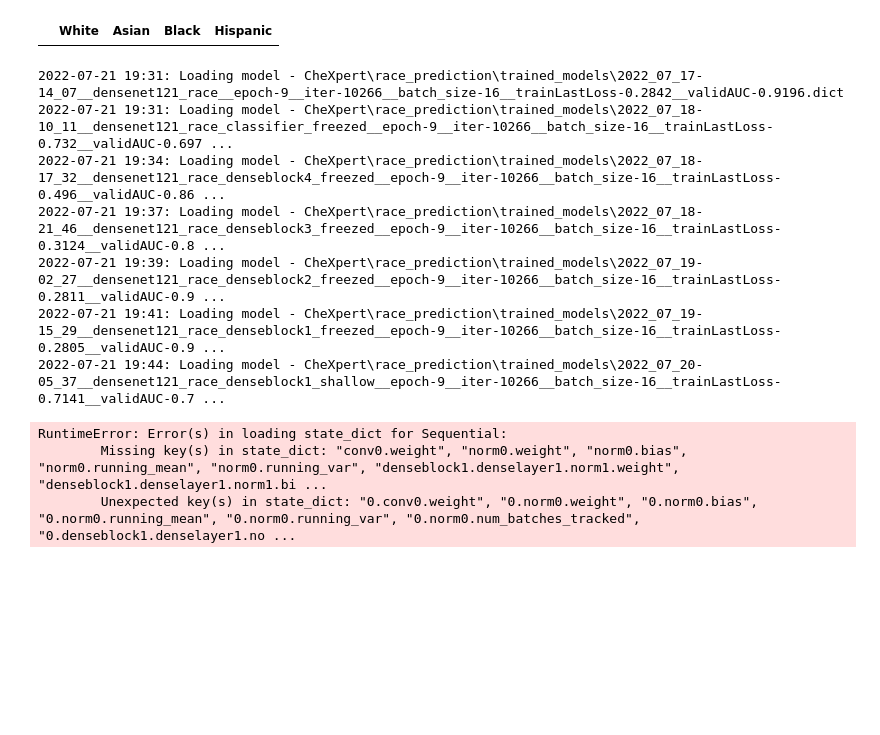
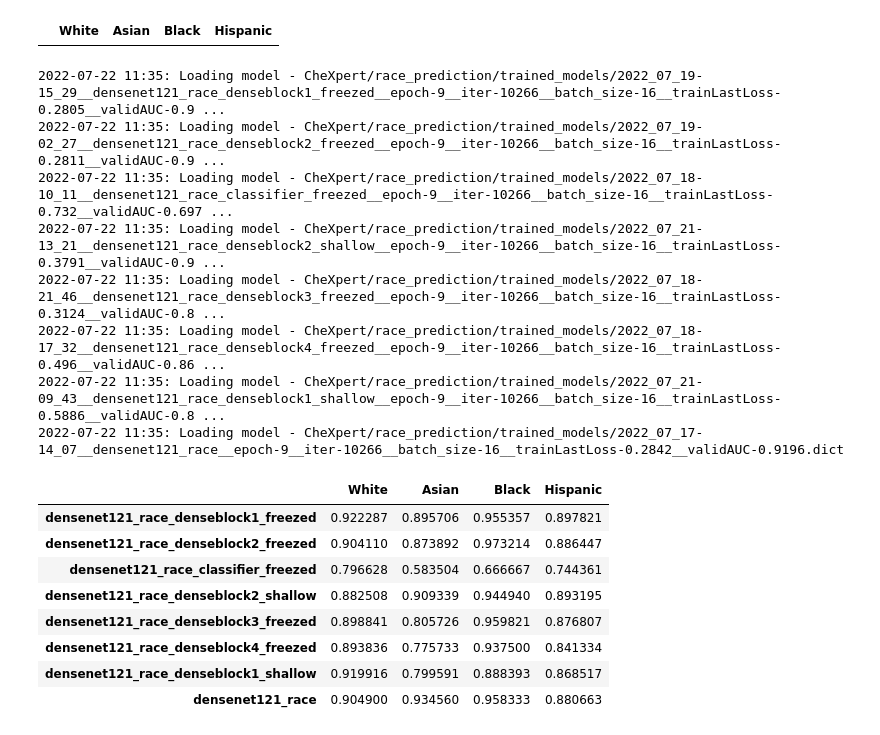
Before and after one commit to SharonPeled/racial-effect-in-radiographs-interpretation, a Jupyter notebook: evaluation.ipynb, the cells around one changed output. Saved outputs shown, nothing was run; the diff lists cells and outputs as text; code cells hidden in the pictures; blank space fills up the shorter version.

```diff
--- a/evaluation.ipynb
+++ b/evaluation.ipynb
@@ -135,47 +135,55 @@ df_res_race
 # %% [output]
 |  | White | Asian | Black | Hispanic |
 # %%
-for model_version, model_path in zip(model_versions, race_trained_models):
+for model_version, model_path in zip(race_model_versions, race_trained_models):
     model = densenet121()
 
     if "shallow" in model_version:
         shallow_denseblock = int(model_version.split('_')[2][10:])
         layer_offset = 3 + 2 * shallow_denseblock
         num_features = model.features[layer_offset].norm.num_features
         model = model.features[:layer_offset]
         classifier_module = nn.Sequential(
             nn.BatchNorm2d(num_features, eps=1e-05, momentum=0.1, affine=True, track_running_stats=True),
             nn.ReLU(),
             nn.AdaptiveAvgPool2d((1, 1)),
             nn.Flatten(start_dim=1),
             nn.Linear(in_features=num_features, out_features=num_features, bias=True),
             nn.Dropout(p=0.1),
             nn.Linear(in_features=num_features, out_features=Configs.NUM_RACE_CLASSES, bias=True))
         model.add_module('classifier', classifier_module)
     else:
         num_features = model.classifier.in_features
         model.classifier = nn.Sequential(
             nn.Linear(num_features, num_features, bias=True),
             nn.ReLU(),
             nn.Dropout(p=0.1),
             nn.Linear(in_features=num_features, out_features=Configs.NUM_RACE_CLASSES, bias=True))
     model.eval()
+    model = to_gpu(model)
     model, results, _, _ = shared_utils.load_statedict(model, model_path, Configs)
     labels, outputs = shared_utils.get_metric_tensors(model, race_valid_dataloader, Configs,
                                                       apply_on_outputs=lambda x: torch.softmax(x, dim=1),
                                                       by_study=False, challenge_ann_only=None)
     auc_scores = shared_utils.auc_score(labels, outputs, per_class=True)
     df_res_race.loc[model_version] = auc_scores
 
-df_res_disease
+df_res_race
 # %% [output]
-2022-07-21 19:31: Loading model - CheXpert\race_prediction\trained_models\2022_07_17-14_07__densenet121_race__epoch-9__iter-10266__batch_size-16__trainLastLoss-0.2842__validAUC-0.9196.dict
-2022-07-21 19:31: Loading model - CheXpert\race_prediction\trained_models\2022_07_18-10_11__densenet121_race_classifier_freezed__epoch-9__iter-10266__batch_size-16__trainLastLoss-0.732__validAUC-0.697 ...
-2022-07-21 19:34: Loading model - CheXpert\race_prediction\trained_models\2022_07_18-17_32__densenet121_race_denseblock4_freezed__epoch-9__iter-10266__batch_size-16__trainLastLoss-0.496__validAUC-0.86 ...
-2022-07-21 19:37: Loading model - CheXpert\race_prediction\trained_models\2022_07_18-21_46__densenet121_race_denseblock3_freezed__epoch-9__iter-10266__batch_size-16__trainLastLoss-0.3124__validAUC-0.8 ...
-2022-07-21 19:39: Loading model - CheXpert\race_prediction\trained_models\2022_07_19-02_27__densenet121_race_denseblock2_freezed__epoch-9__iter-10266__batch_size-16__trainLastLoss-0.2811__validAUC-0.9 ...
-2022-07-21 19:41: Loading model - CheXpert\race_prediction\trained_models\2022_07_19-15_29__densenet121_race_denseblock1_freezed__epoch-9__iter-10266__batch_size-16__trainLastLoss-0.2805__validAUC-0.9 ...
-2022-07-21 19:44: Loading model - CheXpert\race_prediction\trained_models\2022_07_20-05_37__densenet121_race_denseblock1_shallow__epoch-9__iter-10266__batch_size-16__trainLastLoss-0.7141__validAUC-0.7 ...
+2022-07-22 11:35: Loading model - CheXpert/race_prediction/trained_models/2022_07_19-15_29__densenet121_race_denseblock1_freezed__epoch-9__iter-10266__batch_size-16__trainLastLoss-0.2805__validAUC-0.9 ...
+2022-07-22 11:35: Loading model - CheXpert/race_prediction/trained_models/2022_07_19-02_27__densenet121_race_denseblock2_freezed__epoch-9__iter-10266__batch_size-16__trainLastLoss-0.2811__validAUC-0.9 ...
+2022-07-22 11:35: Loading model - CheXpert/race_prediction/trained_models/2022_07_18-10_11__densenet121_race_classifier_freezed__epoch-9__iter-10266__batch_size-16__trainLastLoss-0.732__validAUC-0.697 ...
+2022-07-22 11:35: Loading model - CheXpert/race_prediction/trained_models/2022_07_21-13_21__densenet121_race_denseblock2_shallow__epoch-9__iter-10266__batch_size-16__trainLastLoss-0.3791__validAUC-0.9 ...
+2022-07-22 11:35: Loading model - CheXpert/race_prediction/trained_models/2022_07_18-21_46__densenet121_race_denseblock3_freezed__epoch-9__iter-10266__batch_size-16__trainLastLoss-0.3124__validAUC-0.8 ...
+2022-07-22 11:35: Loading model - CheXpert/race_prediction/trained_models/2022_07_18-17_32__densenet121_race_denseblock4_freezed__epoch-9__iter-10266__batch_size-16__trainLastLoss-0.496__validAUC-0.86 ...
+2022-07-22 11:35: Loading model - CheXpert/race_prediction/trained_models/2022_07_21-09_43__densenet121_race_denseblock1_shallow__epoch-9__iter-10266__batch_size-16__trainLastLoss-0.5886__validAUC-0.8 ...
+2022-07-22 11:35: Loading model - CheXpert/race_prediction/trained_models/2022_07_17-14_07__densenet121_race__epoch-9__iter-10266__batch_size-16__trainLastLoss-0.2842__validAUC-0.9196.dict
-RuntimeError: Error(s) in loading state_dict for Sequential:
-        Missing key(s) in state_dict: "conv0.weight", "norm0.weight", "norm0.bias", "norm0.running_mean", "norm0.running_var", "denseblock1.denselayer1.norm1.weight", "denseblock1.denselayer1.norm1.bi ...
-        Unexpected key(s) in state_dict: "0.conv0.weight", "0.norm0.weight", "0.norm0.bias", "0.norm0.running_mean", "0.norm0.running_var", "0.norm0.num_batches_tracked", "0.denseblock1.denselayer1.no ...
+|  | White | Asian | Black | Hispanic |
+| densenet121_race_denseblock1_freezed | 0.922287 | 0.895706 | 0.955357 | 0.897821 |
+| densenet121_race_denseblock2_freezed | 0.904110 | 0.873892 | 0.973214 | 0.886447 |
+| densenet121_race_classifier_freezed | 0.796628 | 0.583504 | 0.666667 | 0.744361 |
+| densenet121_race_denseblock2_shallow | 0.882508 | 0.909339 | 0.944940 | 0.893195 |
+| densenet121_race_denseblock3_freezed | 0.898841 | 0.805726 | 0.959821 | 0.876807 |
+| densenet121_race_denseblock4_freezed | 0.893836 | 0.775733 | 0.937500 | 0.841334 |
+| densenet121_race_denseblock1_shallow | 0.919916 | 0.799591 | 0.888393 | 0.868517 |
+| densenet121_race | 0.904900 | 0.934560 | 0.958333 | 0.880663 |
```
Also changed, not shown: parts of 15 cells of this notebook.
